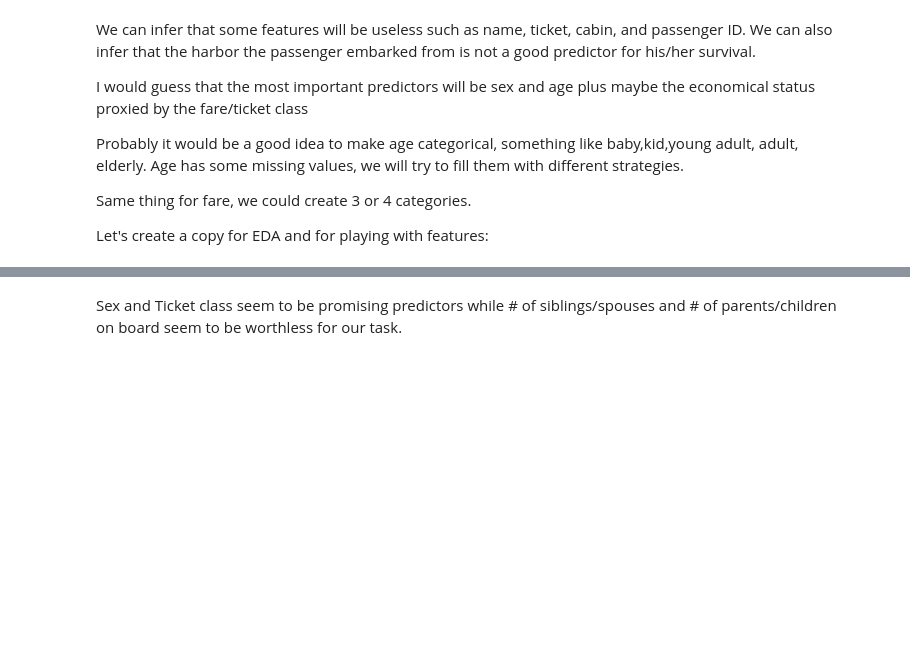
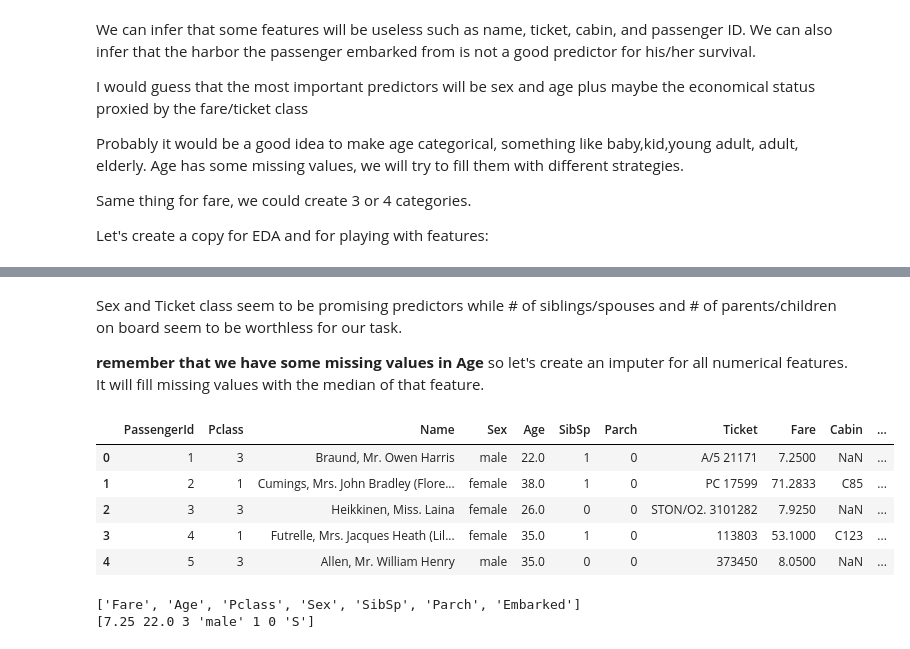
Before and after one commit to LooseDaMoose/myHandsOnDS, a Jupyter notebook: chapter3/C3Ex3_Titanic.ipynb, the cells around one changed output, grey strips where cells are left out. Cells and saved outputs as stored; diff of their text form; code cells hidden in the pictures; blank space fills up the shorter version.

Commit message:
data preprocessing almost done

```diff
--- a/chapter3/C3Ex3_Titanic.ipynb
+++ b/chapter3/C3Ex3_Titanic.ipynb
@@ -168,2 +169,5 @@ train.groupby(["Survived","Parch"]).size().unstack().plot(kind='bar')
 # %% [markdown]
 Sex and Ticket class seem to be promising predictors while # of siblings/spouses and # of parents/children on board seem to be worthless for our task.
+
+
+**remember that we have some missing values in Age** so let's create an imputer for all numerical features. It will fill missing values with the median of that feature.
@@ -171,0 +174,34 @@ from sklearn.preprocessing import OneHotEncoder
+# %%
+from sklearn.impute import SimpleImputer
+from sklearn.compose import ColumnTransformer
+from sklearn.preprocessing import OneHotEncoder
+from sklearn.pipeline import Pipeline
+
+X_train = train_df.drop(["Survived"], axis = 1)
+y_train = train_df.Survived
+X_train.head()
+# %% [output]
+|  | PassengerId | Pclass | Name | Sex | Age | SibSp | Parch | Ticket | Fare | Cabin | ... |
+| 0 | 1 | 3 | Braund, Mr. Owen Harris | male | 22.0 | 1 | 0 | A/5 21171 | 7.2500 | NaN | ... |
+| 1 | 2 | 1 | Cumings, Mrs. John Bradley (Flore... | female | 38.0 | 1 | 0 | PC 17599 | 71.2833 | C85 | ... |
+| 2 | 3 | 3 | Heikkinen, Miss. Laina | female | 26.0 | 0 | 0 | STON/O2. 3101282 | 7.9250 | NaN | ... |
+| 3 | 4 | 1 | Futrelle, Mrs. Jacques Heath (Lil... | female | 35.0 | 1 | 0 | 113803 | 53.1000 | C123 | ... |
+| 4 | 5 | 3 | Allen, Mr. William Henry | male | 35.0 | 0 | 0 | 373450 | 8.0500 | NaN | ... |
+# %%
+all_cols = list(X_train.columns)
+drop_cols = ["PassengerId", "Name", "Ticket", "Cabin"] # remove these cols
+num_cols = ["Fare", "Age"] # impute and categorize these cols
+rest_cols = [c for c in all_cols if c not in drop_cols + num_cols]
+tot_cols = num_cols + rest_cols # all cols remaining after processing
+print(tot_cols)
+# output column order is the same as input
+one = ColumnTransformer([
+    ("median", SimpleImputer(strategy = "median"), num_cols),
+    ("drop", "drop", drop_cols)
+],
+    remainder = "passthrough")
+X_one = one.fit_transform(X_train)
+print(X_one[0])
+# %% [output]
+['Fare', 'Age', 'Pclass', 'Sex', 'SibSp', 'Parch', 'Embarked']
+[7.25 22.0 3 'male' 1 0 'S']
```
Also changed, not shown: parts of 13 cells of this notebook.
